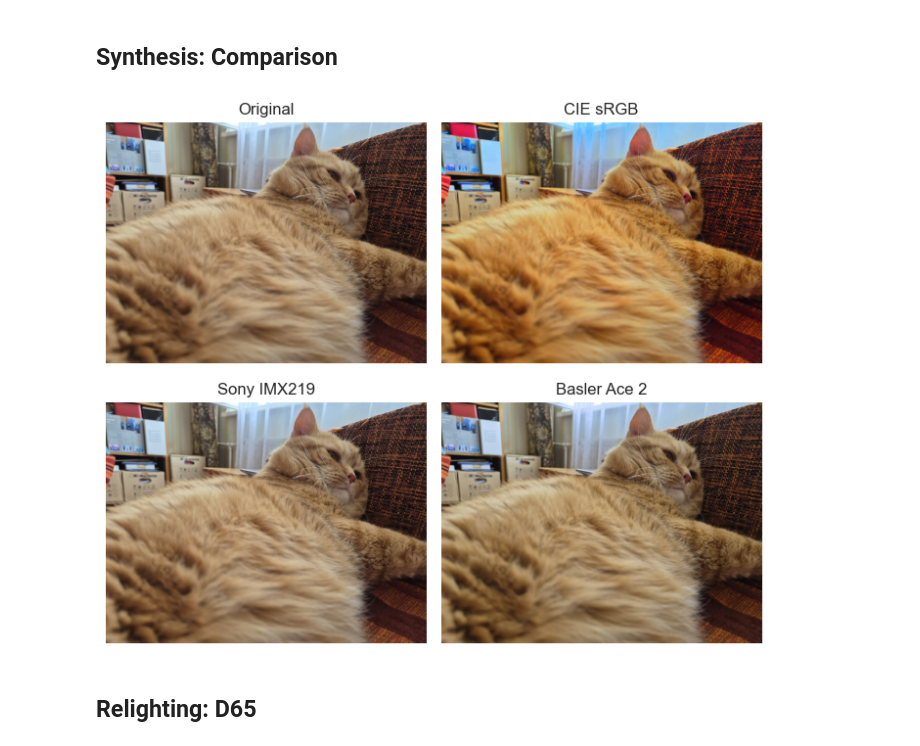
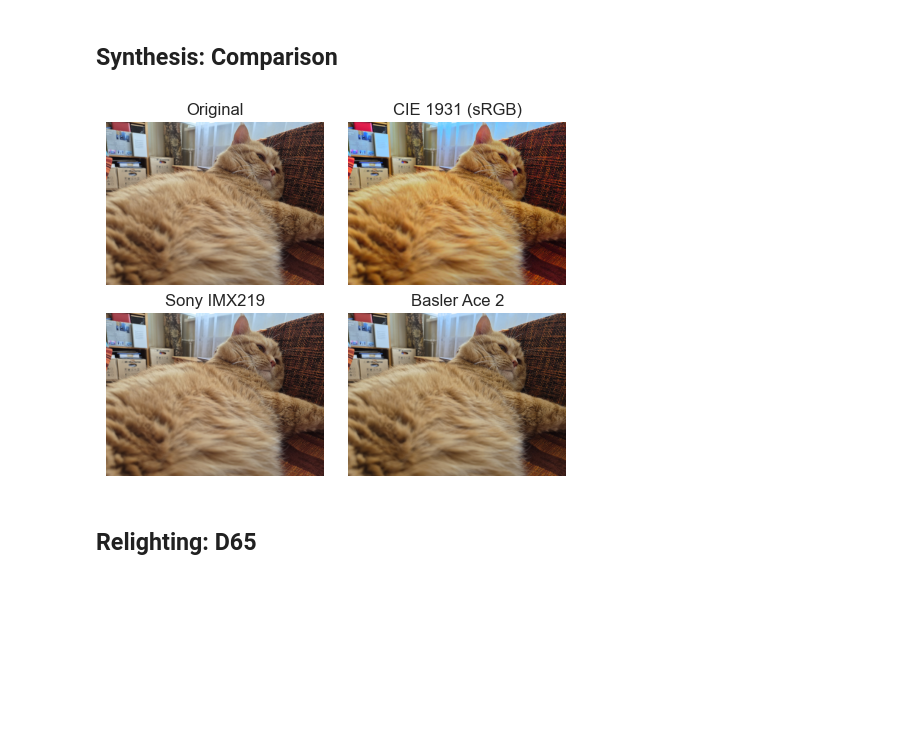
Before and after one commit to daniilsjb/suspectral, a Jupyter notebook: suspectral-notebook/SR_Demonstration.ipynb, the cells around one changed output. Cells and saved outputs as stored; diff of their text form; code cells hidden in the pictures; blank space fills up the shorter version.

```diff
--- a/suspectral-notebook/SR_Demonstration.ipynb
+++ b/suspectral-notebook/SR_Demonstration.ipynb
@@ -165,28 +165,28 @@ plt.show()
 # %% [markdown]
 ## Synthesis: Comparison
 # %%
-_, axes = plt.subplots(nrows=2, ncols=2, figsize=(7, 6))
+_, axes = plt.subplots(nrows=2, ncols=2, figsize=(5, 4))
 
 axes[0, 0].set_title('Original')
 axes[0, 0].axis('off')
 axes[0, 0].imshow(image)
 
-axes[0, 1].set_title('CIE sRGB')
+axes[0, 1].set_title('CIE 1931 (sRGB)')
 axes[0, 1].axis('off')
 axes[0, 1].imshow(cie_image)
 
 axes[1, 0].set_title('Sony IMX219')
 axes[1, 0].axis('off')
 axes[1, 0].imshow(imx_image)
 
 axes[1, 1].set_title('Basler Ace 2')
 axes[1, 1].axis('off')
 axes[1, 1].imshow(ace_image)
 
 plt.tight_layout()
 plt.show()
 # %% [output]
-[figure, old version]
+[figure, new version]
 # %% [markdown]
 ## Relighting: D65
 # %%
```
Also changed, not shown: parts of 2 cells of this notebook, 29 other files.
